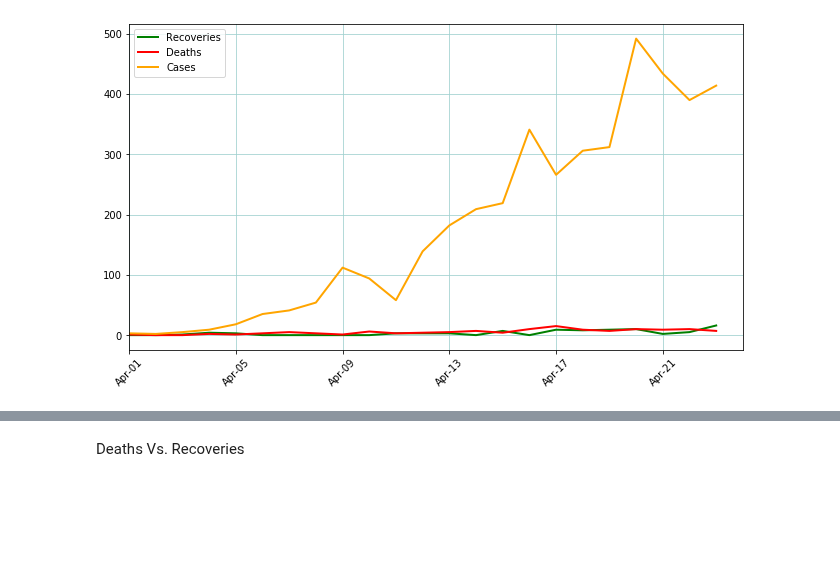
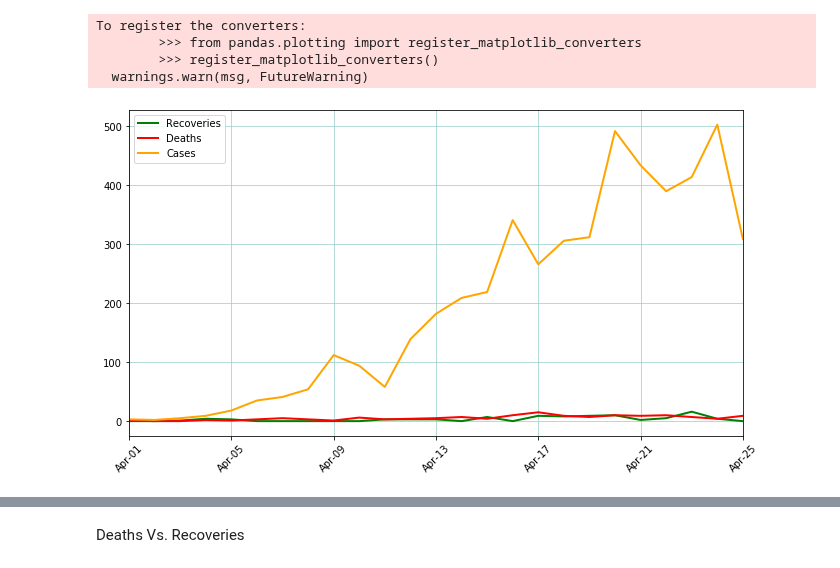
Before and after one commit to FarhadKamal/Covid, a Jupyter notebook: covidbd.ipynb, the cells around one changed output, grey strips where cells are left out. Saved outputs shown, nothing was run; the diff lists cells and outputs as text; code cells hidden in the pictures; blank space fills up the shorter version.

```diff
--- a/covidbd.ipynb
+++ b/covidbd.ipynb
@@ -19,27 +19,31 @@ df[['Date','New Cases']].tail()
 # %%
 
 myFmt = mdates.DateFormatter('%b-%d')
 
 fig, ax = plt.subplots(figsize=(11, 6))
 
 Date=df['Date']
 NR=df['New Recoveries']
 NC=df['New Cases']
 ND=df['New Deaths']
 
 ax.xaxis.set_major_formatter(myFmt)
 ax.plot(Date,NR,linewidth=2,color="green",label="Recoveries")
 ax.plot(Date,ND,linewidth=2,color="red",label="Deaths")
 ax.plot(Date,NC,linewidth=2,color="orange",label="Cases")
-ax.set_xlim([datetime.date(2020, 4, 1), datetime.date(2020, 4, 24)])
+ax.set_xlim([datetime.date(2020, 4, 1), datetime.date(2020, 4, 25)])
 plt.xticks(rotation=45)
 plt.grid(color='#a1d1d0')
 plt.legend()
 plt.savefig("chart1.png", bbox_inches="tight", pad_inches=1)
 plt.show()
 plt.close()
 # %% [output]
+To register the converters:
+        >>> from pandas.plotting import register_matplotlib_converters
+        >>> register_matplotlib_converters()
+  warnings.warn(msg, FutureWarning)
-[figure, old version]
+[figure, new version]
 # %%
 active_cases=df['Total Cases'].max()-df['Total Deaths'].max()-df['Total Recoveries'].max()
 exp_vals = [active_cases,df['Total Deaths'].max(),df['Total Recoveries'].max()]
```
Also changed, not shown: parts of 4 cells of this notebook, 5 other files.
